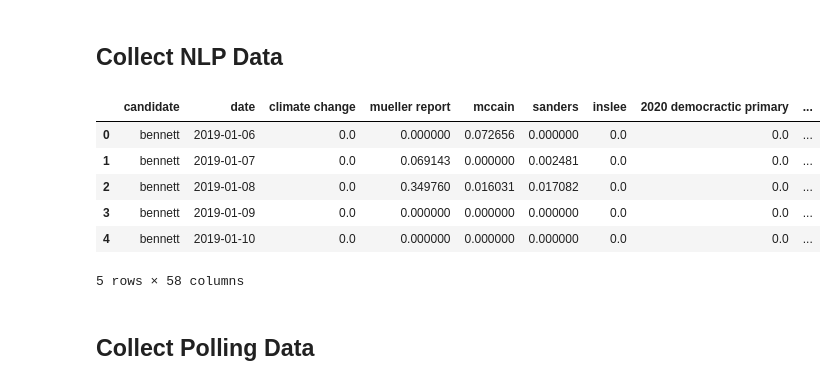
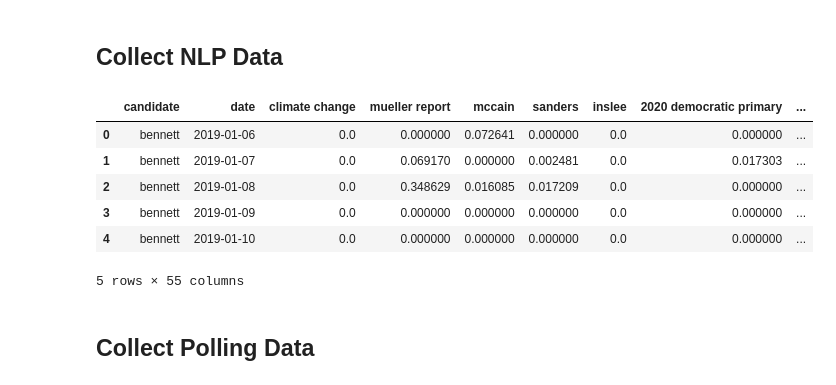
Before and after one commit to berkeley-politics-capstone/politics-capstone, a Jupyter notebook: src/Data_Collection.ipynb, the cells around one changed output. Drawn from its saved outputs; the diff is of its cells as text; code cells hidden in the pictures.

```diff
--- a/src/Data_Collection.ipynb
+++ b/src/Data_Collection.ipynb
@@ -140,35 +140,36 @@ if(not os.path.isdir(dem20_gdelt_path)):
 ## Collect NLP Data
 # %%
 nlp_raw = {}
-nlp_dir = os.path.join("..","data","candidate_aggregation")
+#nlp_dir = os.path.join("..","data","candidate_aggregation")
+nlp_dir = os.path.join("..","data","candidate_aggregation 2")
 for ii,fname in enumerate(os.listdir(nlp_dir)):
     tmp_df = pd.read_csv(os.path.join(nlp_dir, fname))
     candidate = os.path.splitext(fname)[0]
     nlp_raw[candidate] = {}
     for ii,row in tmp_df.iterrows():
         daily_nlp = {}
         nlp_list = ast.literal_eval(row["topic_titles"])
         for tup in nlp_list:
             daily_nlp[tup[0]] = tup[1]
         nlp_raw[candidate][row["day"]] = daily_nlp
 
 dem20_nlp = pd.DataFrame.from_dict(
     {(i,j): nlp_raw[i][j] for i in nlp_raw.keys() for j in nlp_raw[i].keys()},
     orient='index').fillna(0)
 
 dem20_nlp = dem20_nlp.reset_index()
 dem20_nlp = dem20_nlp.rename({"level_0":"candidate", "level_1":"date"}, axis="columns")
 dem20_nlp["date"] = pd.to_datetime(dem20_nlp["date"], format='%Y-%m-%d')
 
 dem20_nlp.head()
 # %% [output]
-|  | candidate | date | climate change | mueller report | mccain | sanders | inslee | 2020 democractic primary | ... |
-| 0 | bennett | 2019-01-06 | 0.0 | 0.000000 | 0.072656 | 0.000000 | 0.0 | 0.0 | ... |
-| 1 | bennett | 2019-01-07 | 0.0 | 0.069143 | 0.000000 | 0.002481 | 0.0 | 0.0 | ... |
-| 2 | bennett | 2019-01-08 | 0.0 | 0.349760 | 0.016031 | 0.017082 | 0.0 | 0.0 | ... |
-| 3 | bennett | 2019-01-09 | 0.0 | 0.000000 | 0.000000 | 0.000000 | 0.0 | 0.0 | ... |
-| 4 | bennett | 2019-01-10 | 0.0 | 0.000000 | 0.000000 | 0.000000 | 0.0 | 0.0 | ... |
+|  | candidate | date | climate change | mueller report | mccain | sanders | inslee | 2020 democratic primary | ... |
+| 0 | bennett | 2019-01-06 | 0.0 | 0.000000 | 0.072641 | 0.000000 | 0.0 | 0.000000 | ... |
+| 1 | bennett | 2019-01-07 | 0.0 | 0.069170 | 0.000000 | 0.002481 | 0.0 | 0.017303 | ... |
+| 2 | bennett | 2019-01-08 | 0.0 | 0.348629 | 0.016085 | 0.017209 | 0.0 | 0.000000 | ... |
+| 3 | bennett | 2019-01-09 | 0.0 | 0.000000 | 0.000000 | 0.000000 | 0.0 | 0.000000 | ... |
+| 4 | bennett | 2019-01-10 | 0.0 | 0.000000 | 0.000000 | 0.000000 | 0.0 | 0.000000 | ... |
-5 rows × 58 columns
+5 rows × 55 columns
 # %% [markdown]
 ## Collect Polling Data
 # %% [markdown]
```
Also changed, not shown: parts of 1 cell of this notebook, 1 other file.
